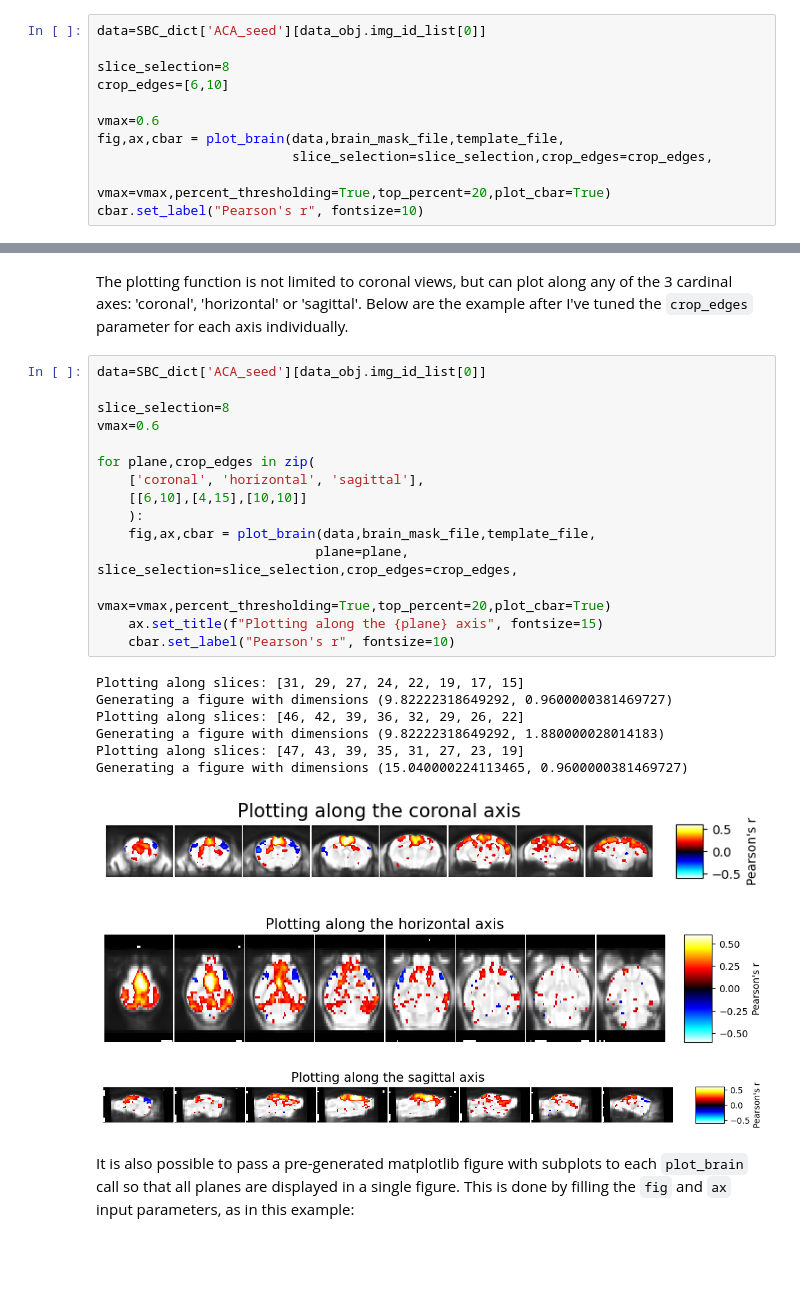
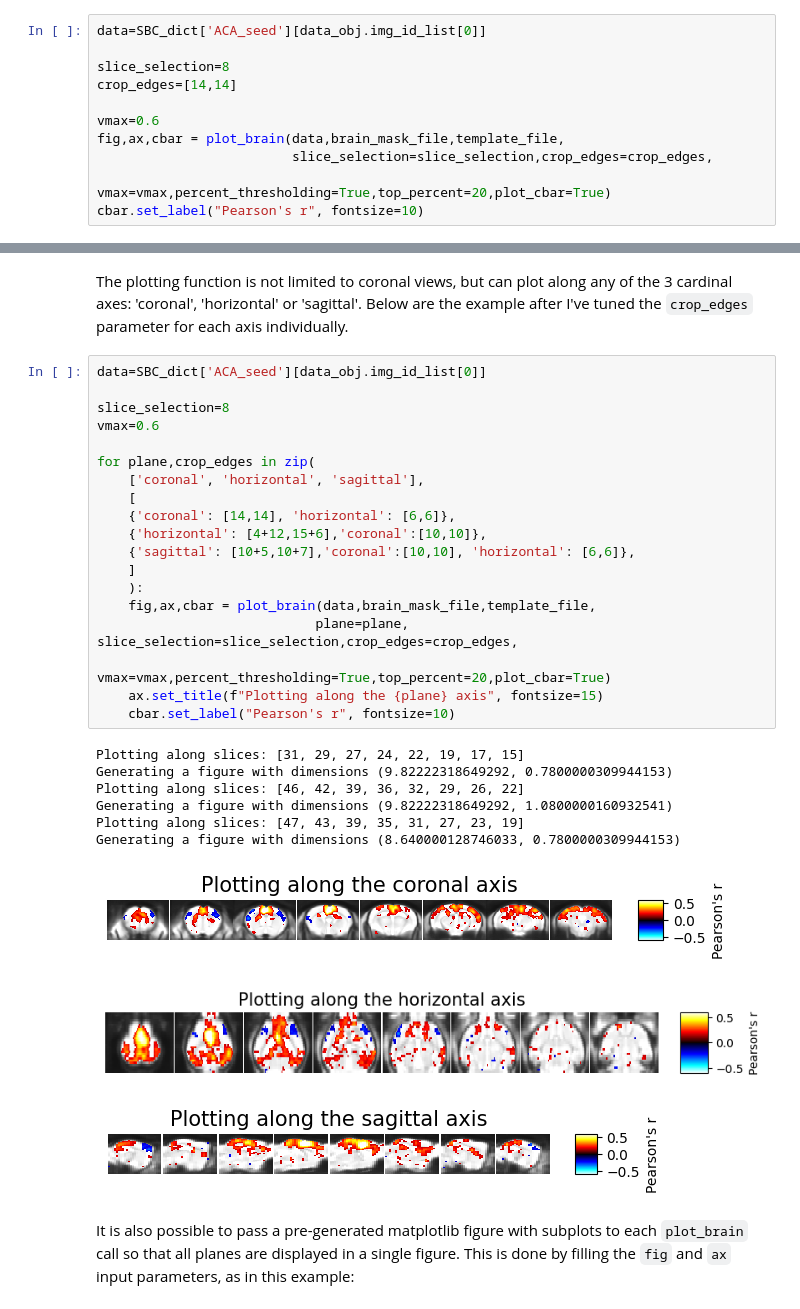
Before and after one commit to functional-neuroimaging/RUBELLA, a Jupyter notebook: docs/examples/plotting_example.ipynb, the cells around one changed output, grey strips where cells are left out. Cells and saved outputs as stored; diff of their text form; blank space fills up the shorter version.

Commit message:
The crop_edges parameter was reviewed so taht it can now fully customize the bounding box along any of the 3 axes. Counting now starts from the edge of the image, not the edge of the brain mask.

```diff
--- a/docs/examples/plotting_example.ipynb
+++ b/docs/examples/plotting_example.ipynb
@@ -178,7 +195,7 @@ An alternative thresholding technique is to keep a fixed percentage of the brain
 data=SBC_dict['ACA_seed'][data_obj.img_id_list[0]]
 
 slice_selection=8
-crop_edges=[6,10]
+crop_edges=[14,14]
 
 vmax=0.6
 fig,ax,cbar = plot_brain(data,brain_mask_file,template_file,
@@ -196,28 +213,32 @@ The plotting function is not limited to coronal views, but can plot along any of
 # %%
 data=SBC_dict['ACA_seed'][data_obj.img_id_list[0]]
 
 slice_selection=8
 vmax=0.6
 
 for plane,crop_edges in zip(
     ['coronal', 'horizontal', 'sagittal'],
-    [[6,10],[4,15],[10,10]]
+    [
+    {'coronal': [14,14], 'horizontal': [6,6]},
+    {'horizontal': [4+12,15+6],'coronal':[10,10]},
+    {'sagittal': [10+5,10+7],'coronal':[10,10], 'horizontal': [6,6]},
+    ]
     ):
     fig,ax,cbar = plot_brain(data,brain_mask_file,template_file,
                             plane=plane, slice_selection=slice_selection,crop_edges=crop_edges,
                             vmax=vmax,percent_thresholding=True,top_percent=20,plot_cbar=True)
     ax.set_title(f"Plotting along the {plane} axis", fontsize=15)
     cbar.set_label("Pearson's r", fontsize=10)
 # %% [output]
 Plotting along slices: [31, 29, 27, 24, 22, 19, 17, 15]
-Generating a figure with dimensions (9.82222318649292, 0.9600000381469727)
+Generating a figure with dimensions (9.82222318649292, 0.7800000309944153)
 Plotting along slices: [46, 42, 39, 36, 32, 29, 26, 22]
-Generating a figure with dimensions (9.82222318649292, 1.880000028014183)
+Generating a figure with dimensions (9.82222318649292, 1.0800000160932541)
 Plotting along slices: [47, 43, 39, 35, 31, 27, 23, 19]
-Generating a figure with dimensions (15.040000224113465, 0.9600000381469727)
+Generating a figure with dimensions (8.640000128746033, 0.7800000309944153)
-[figure, old version]
+[figure, new version]
-[figure, old version]
+[figure, new version]
-[figure, old version]
+[figure, new version]
 # %% [markdown]
 It is also possible to pass a pre-generated matplotlib figure with subplots to each `plot_brain` call so that all planes are displayed in a single figure. This is done by filling the `fig` and `ax` input parameters, as in this example:
 # %%
```
Also changed, not shown: parts of 9 cells of this notebook, 2 other files.
